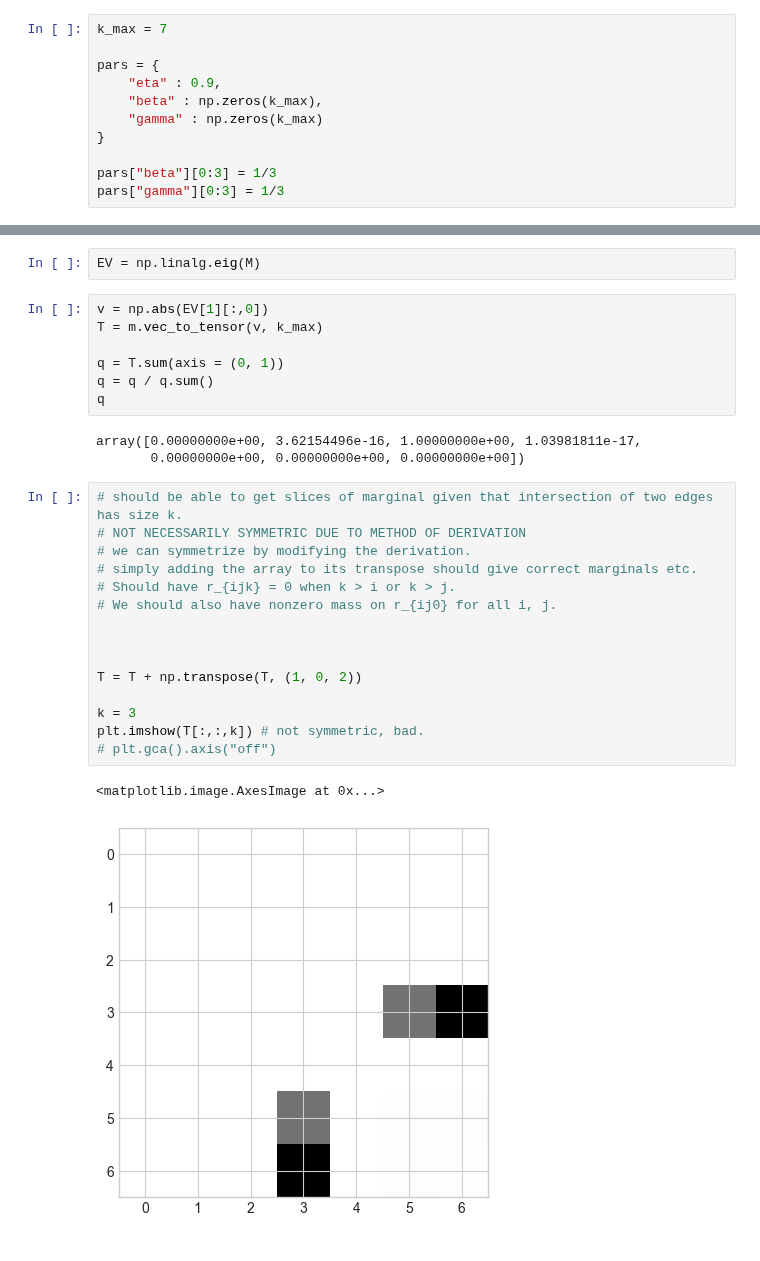
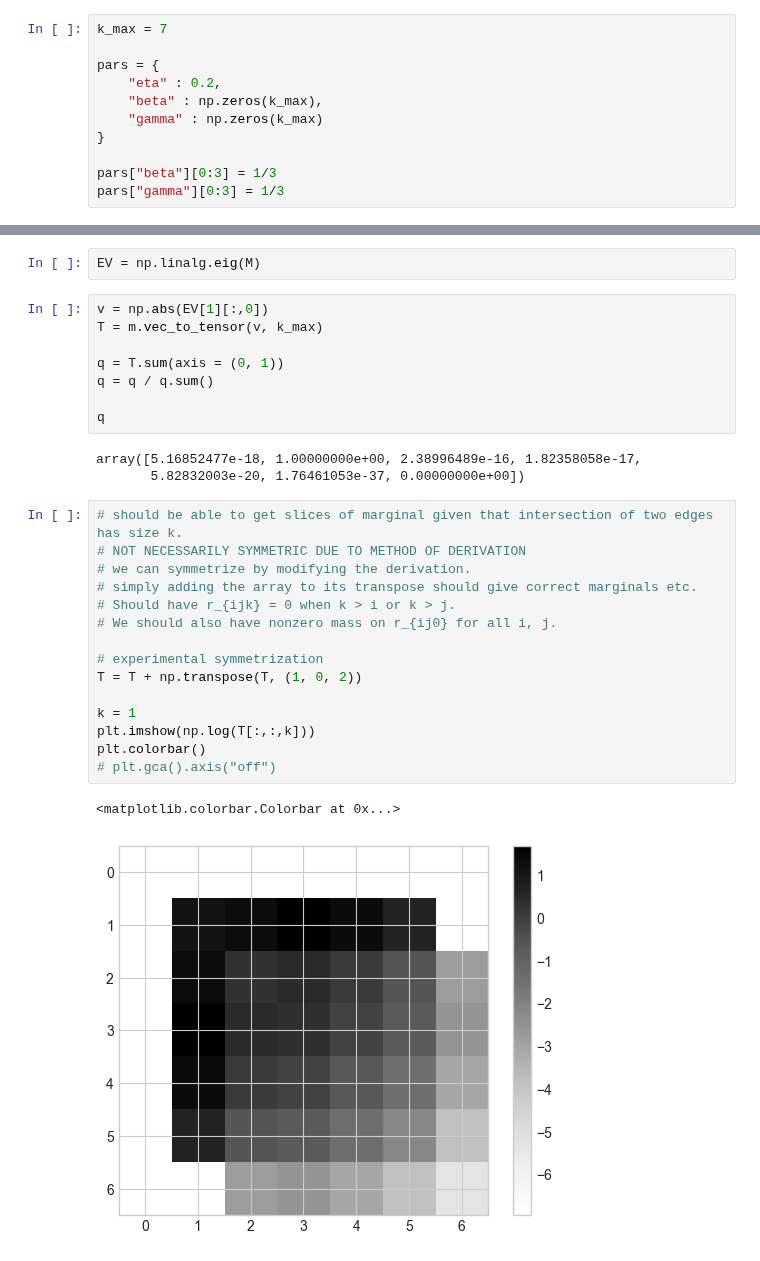
Before and after one commit to hexie1995/HyperGraph, a Jupyter notebook: code/analytic-intersections.ipynb, the cells around one changed output, grey strips where cells are left out. Cells and saved outputs as stored; diff of their text form.

```diff
--- a/code/analytic-intersections.ipynb
+++ b/code/analytic-intersections.ipynb
@@ -16,7 +16,7 @@ from matplotlib.colors import LinearSegmentedColormap, ListedColormap
 k_max = 7
 
 pars = {
-    "eta" : 0.9,
+    "eta" : 0.2,
     "beta" : np.zeros(k_max),
     "gamma" : np.zeros(k_max)
 }
@@ -53,25 +53,26 @@ T = m.vec_to_tensor(v, k_max)
 
 q = T.sum(axis = (0, 1))
 q = q / q.sum()
+
 q
 # %% [output]
-array([0.00000000e+00, 3.62154496e-16, 1.00000000e+00, 1.03981811e-17,
-       0.00000000e+00, 0.00000000e+00, 0.00000000e+00])
+array([5.16852477e-18, 1.00000000e+00, 2.38996489e-16, 1.82358058e-17,
+       5.82832003e-20, 1.76461053e-37, 0.00000000e+00])
 # %%
 # should be able to get slices of marginal given that intersection of two edges has size k.
 # NOT NECESSARILY SYMMETRIC DUE TO METHOD OF DERIVATION
 # we can symmetrize by modifying the derivation.
 # simply adding the array to its transpose should give correct marginals etc.
 # Should have r_{ijk} = 0 when k > i or k > j.
 # We should also have nonzero mass on r_{ij0} for all i, j.
 
-
-
+# experimental symmetrization
 T = T + np.transpose(T, (1, 0, 2))
 
-k = 3
-plt.imshow(T[:,:,k]) # not symmetric, bad.
+k = 1
+plt.imshow(np.log(T[:,:,k]))
+plt.colorbar()
 # plt.gca().axis("off")
 # %% [output]
-<matplotlib.image.AxesImage at 0x...>
+<matplotlib.colorbar.Colorbar at 0x...>
-[figure, old version]
+[figure, new version]
```
Also changed, not shown: parts of 6 cells of this notebook, 1 other file.
